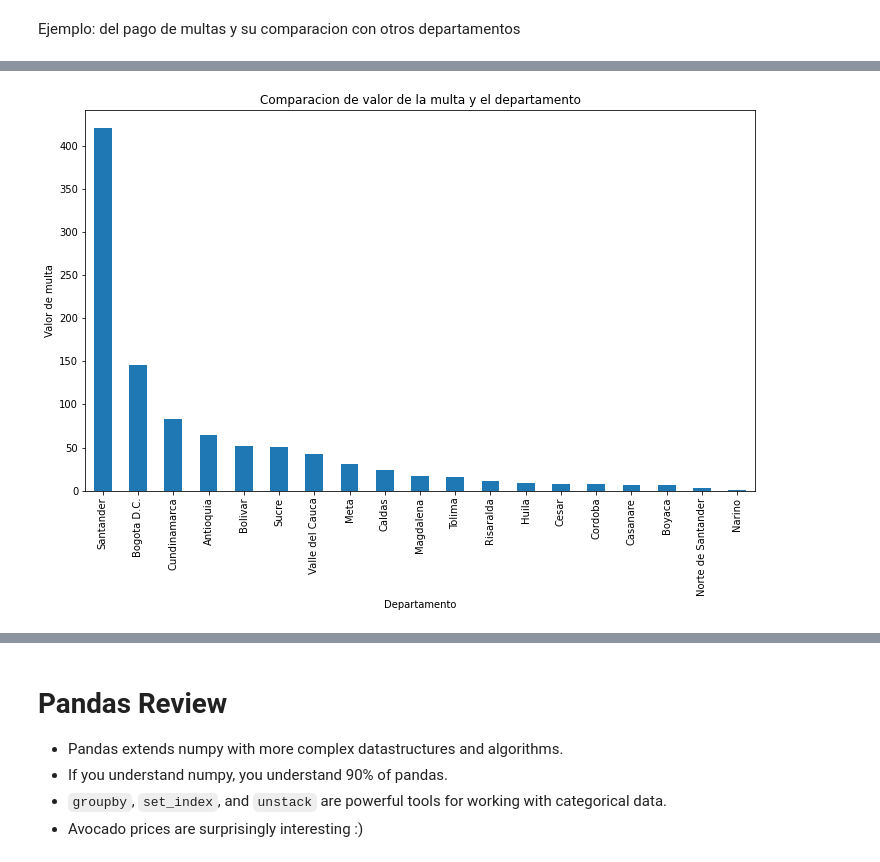
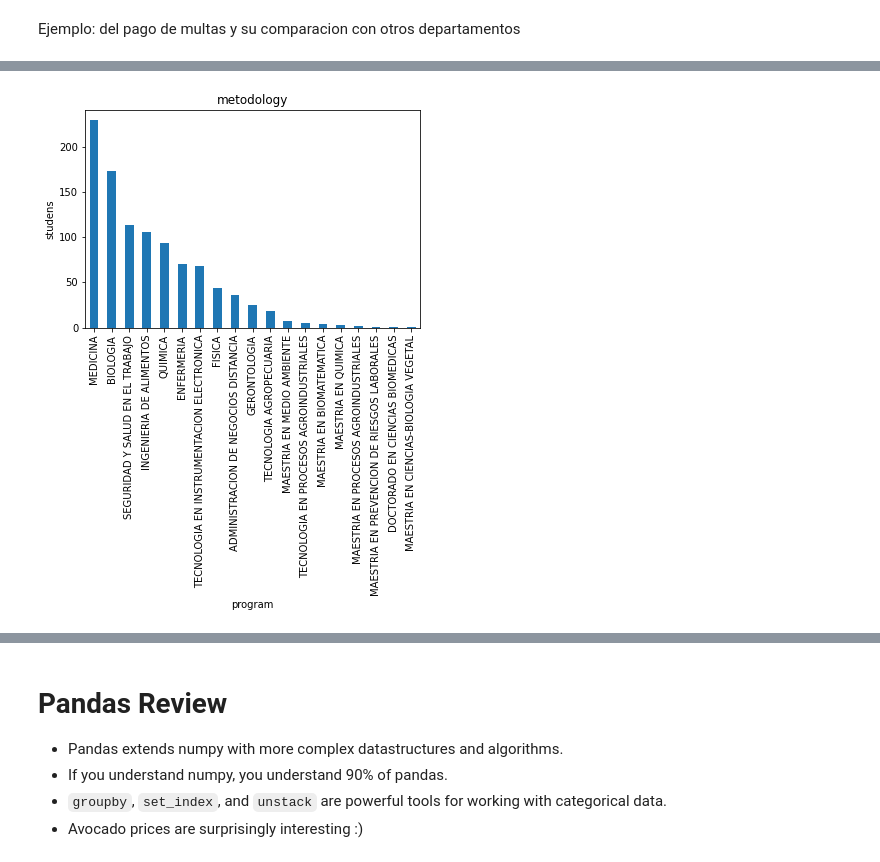
Before and after one commit to ycaparicioa/AlgorithmsUN2023I, a Jupyter notebook: Lab2/ycaparicioa_Lab2.ipynb, the cells around one changed output, grey strips where cells are left out. Cells and saved outputs as stored; diff of their text form; code cells hidden in the pictures.

```diff
--- a/Lab2/ycaparicioa_Lab2.ipynb
+++ b/Lab2/ycaparicioa_Lab2.ipynb
@@ -2042,10 +2042,11 @@ ax.set_xticklabels(ax.get_xticklabels(), rotation=45);
 Ejemplo: del pago de multas y su comparacion con otros departamentos
 # %%
 import requests
-
+import pandas as pd
 #Getting data from "Datos Colombia" Api and save it to a pandas dataframe
-resp = requests.get('https://www.datos.gov.co/resource/72nf-y4v3.json')
+resp = requests.get('https://www.datos.gov.co/resource/yd9x-gf55.json')
 colum = pd.DataFrame(resp.json())
+colum = colum.rename(columns={'estado_civil' :'Estado civil','depa_proce_colegio': 'Departamento', 'ciudad_proce_colegio':'Colegio', 'depa_resi	':'Departmento residencia', 'ciudad_resi':'Ciudad residencia'})
 
 colum
 # %% [output]
@@ -2075,8 +2066,8 @@ plt.title('Pago de multa en los departamentos');
 # %%
-colum['departamento'].value_counts().plot(kind='bar');
+colum['programa'].value_counts().plot(kind='bar');
 
-plt.xlabel('Departamento')
-plt.ylabel('Valor de multa')
-plt.title("Comparacion de valor de la multa y el departamento");
+plt.xlabel('program')
+plt.ylabel('studens')
+plt.title("metodology");
 # %% [output]
-[figure, old version]
+[figure, new version]
```
Also changed, not shown: parts of 10 cells of this notebook.
